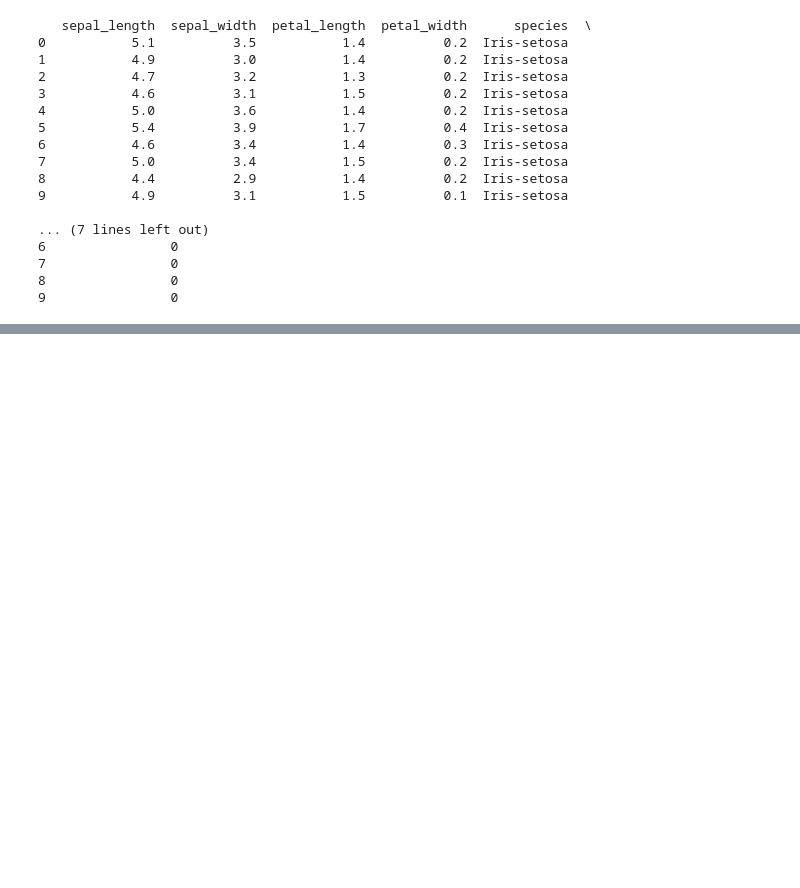
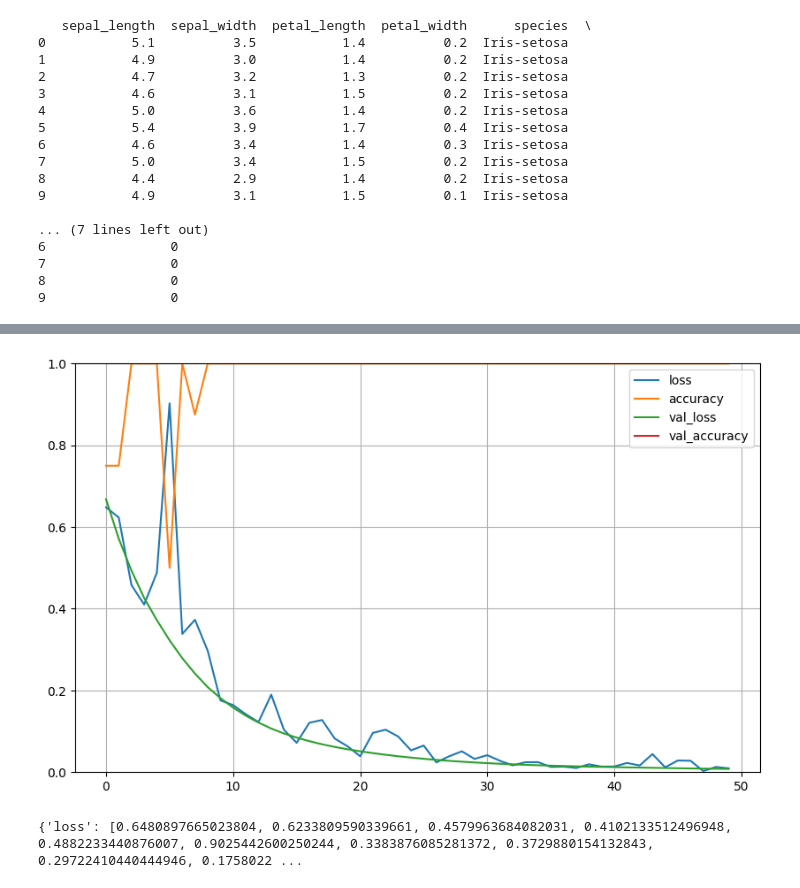
Before and after one commit to allandsouza13/Intelligence-Systems, a Jupyter notebook: Python_Code New.ipynb, the cells around one changed output, grey strips where cells are left out. Saved outputs shown, nothing was run; the diff lists cells and outputs as text; code cells hidden in the pictures; blank space fills up the shorter version.

```diff
--- a/Python_Code New.ipynb
+++ b/Python_Code New.ipynb
@@ -400,19 +391,16 @@ y_test shape: (2,)
 # %%
-import tensorflow as tf
-from tensorflow.keras.models import Sequential
-from tensorflow.keras.layers import Dense
-
-# Define the input shape (number of features)
-input_shape = X_train.shape[1]
+from tensorflow.keras.layers import Dropout
 
 # Initialize the model
 model = Sequential()
 
 # Add the input layer and the first hidden layer
-model.add(Dense(32, activation='relu', input_shape=(input_shape,)))
+model.add(Dense(64, activation='relu', input_shape=(num_features,)))
+model.add(Dropout(0.2))  # Adding dropout layer with dropout rate of 0.2
 
 # Add a second hidden layer
-model.add(Dense(16, activation='relu'))
+model.add(Dense(32, activation='relu'))
+model.add(Dropout(0.2))  # Adding dropout layer with dropout rate of 0.2
 
 # Add the output layer
 model.add(Dense(3, activation='softmax'))  # Assuming 3 classes for Iris dataset
@@ -426,0 +443,9 @@ NameError: name 'X_train' is not defined
+# %%
+# Train the model
+history = model.fit(X_train, y_train, epochs=50, batch_size=32, validation_data=(X_test, y_test), verbose=1)
+
+# Evaluate the model on the test data
+test_loss, test_accuracy = model.evaluate(X_test, y_test)
+
+print("Test Loss:", test_loss)
+print("Test Accuracy:", test_accuracy)
@@ -426,0 +470,12 @@ NameError: name 'X_train' is not defined
+# %%
+# Plot the training and validation accuracy over epochs
+pd.DataFrame(history.history).plot(figsize=(10, 6))
+plt.grid(True)
+plt.gca().set_ylim(0, 1)
+plt.show()
+# %% [output]
+[figure, added]
+# %%
+print(history.history)
+# %% [output]
+{'loss': [0.6480897665023804, 0.6233809590339661, 0.4579963684082031, 0.4102133512496948, 0.4882233440876007, 0.9025442600250244, 0.3383876085281372, 0.3729880154132843, 0.29722410440444946, 0.1758022 ...
```
Also changed, not shown: parts of 21 cells of this notebook.
